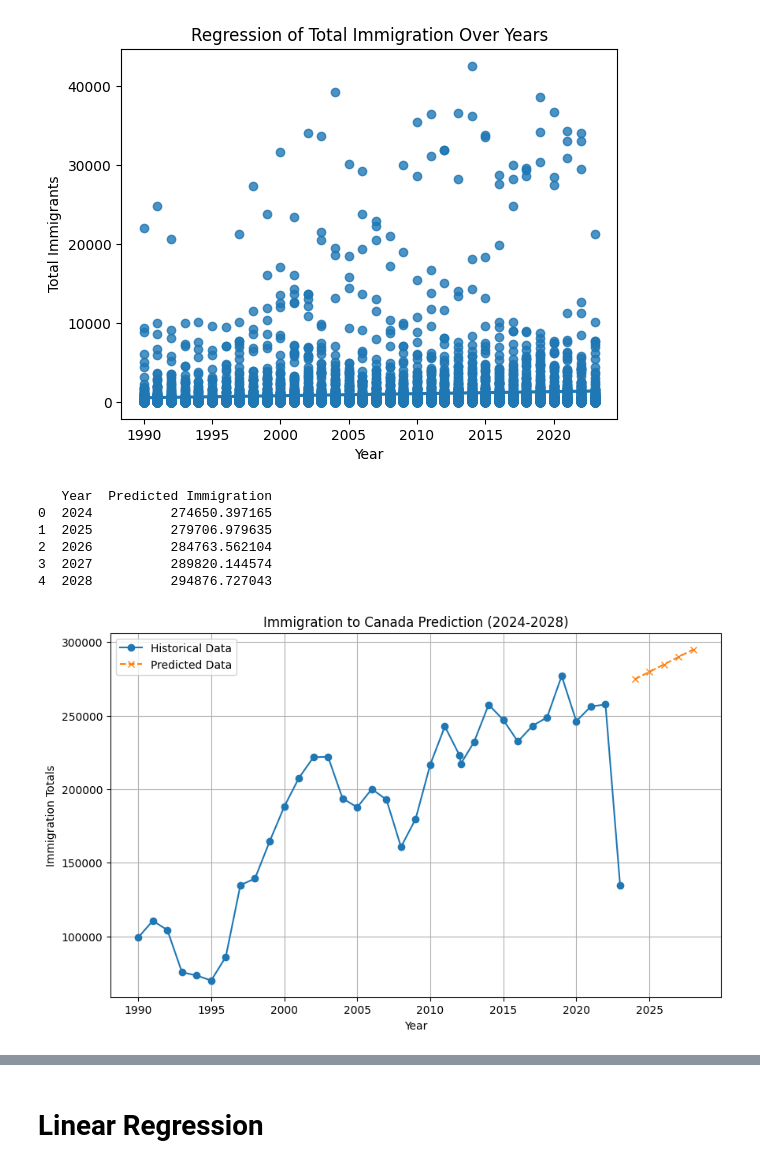
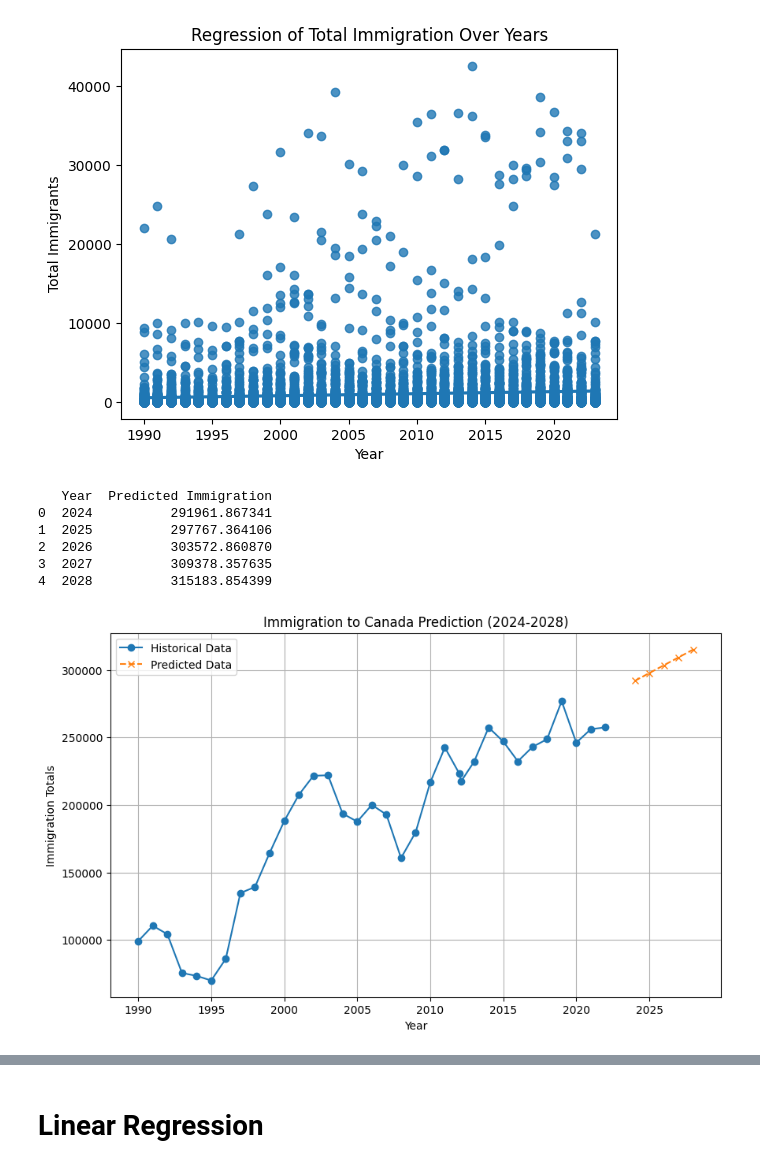
Before and after one commit to Tith24801/Capstone_Project, a Jupyter notebook: Final_Capstone.ipynb, the cells around one changed output, grey strips where cells are left out. Drawn from its saved outputs; the diff is of its cells as text; code cells hidden in the pictures.

```diff
--- a/Final_Capstone.ipynb
+++ b/Final_Capstone.ipynb
@@ -269,11 +262,10 @@ import numpy as np
 from sklearn.linear_model import LinearRegression
 import matplotlib.pyplot as plt
 
-# Load the dataset
 df = pd.read_csv('canadian_immegration_data.csv')
 
 # Transpose the data so that each row represents a year instead of a country
-df_transposed = df.set_index('Country').loc[:, '1990':'2023'].T
+df_transposed = df.set_index('Country').loc[:, '1990':'2022'].T
 
 # Inspect the index before conversion
 # print("Original index:", df_transposed.index)
@@ -294,36 +286,36 @@ X = df_yearly_totals.index.values.reshape(-1, 1)  # Years (features)
 y = df_yearly_totals.values  # Immigration totals (target)
 
 # Initialize the Linear Regression model
 model = LinearRegression()
 
 # Train the model
 model.fit(X, y)
 
 # Prepare the future years (2024-2028) for prediction
 X_future = np.array([[year] for year in range(2024, 2029)])
 
 # Predict the immigration totals for 2024-2028
 y_pred = model.predict(X_future)
 
 # Output the predicted values
 predictions = pd.DataFrame({'Year': range(2024, 2029), 'Predicted Immigration': y_pred})
 print(predictions)
 
 # Optional: Plot the predictions along with historical data
 plt.figure(figsize=(10, 6))
 plt.plot(X, y, label='Historical Data', marker='o')
 plt.plot(X_future, y_pred, label='Predicted Data', marker='x', linestyle='--')
 plt.title('Immigration to Canada Prediction (2024-2028)')
 plt.xlabel('Year')
 plt.ylabel('Immigration Totals')
 plt.legend()
 plt.grid()
 plt.show()
 # %% [output]
    Year  Predicted Immigration
-0  2024          274650.397165
-1  2025          279706.979635
-2  2026          284763.562104
-3  2027          289820.144574
-4  2028          294876.727043
+0  2024          291961.867341
+1  2025          297767.364106
+2  2026          303572.860870
+3  2027          309378.357635
+4  2028          315183.854399
-[figure, old version]
+[figure, new version]
```
Also changed, not shown: parts of 26 cells of this notebook.
